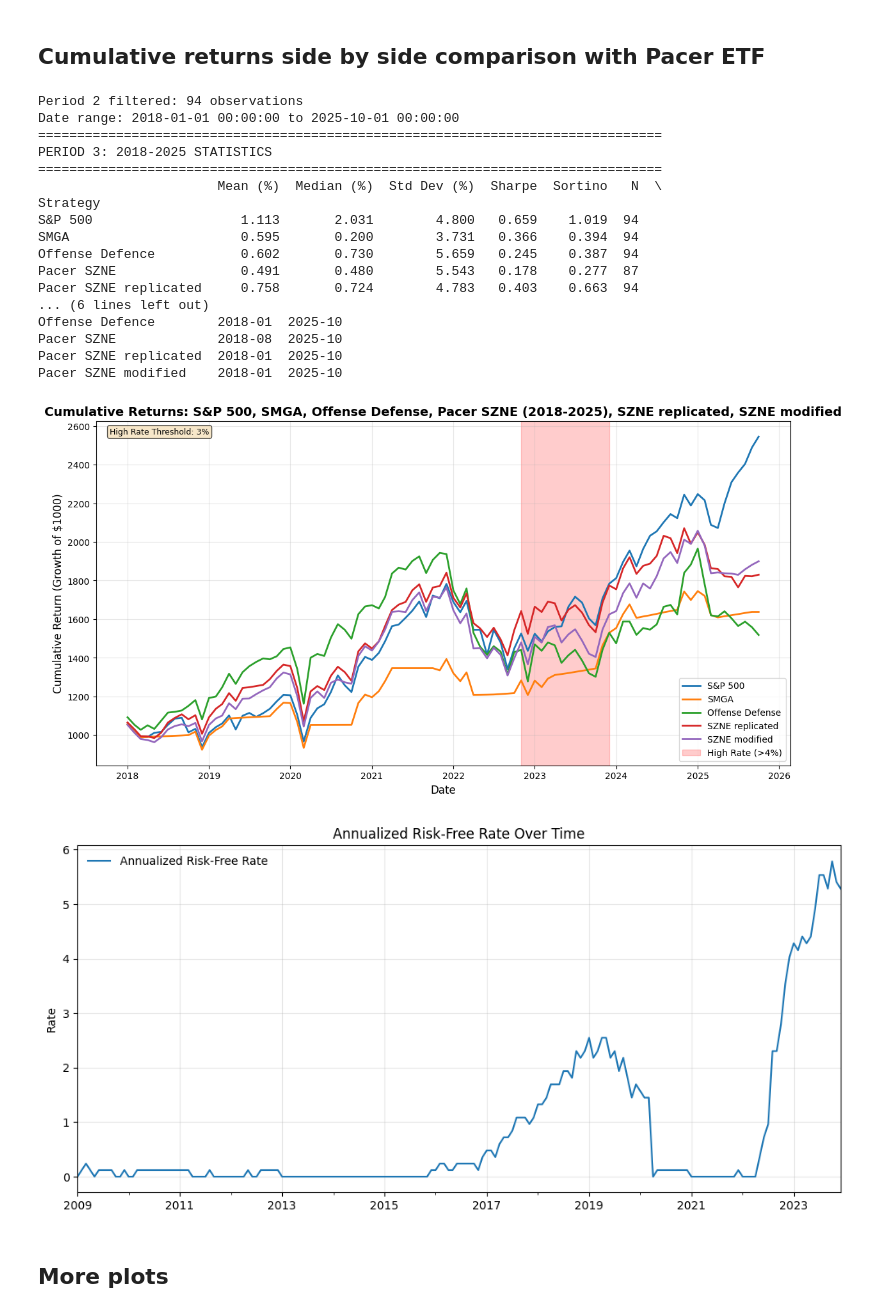
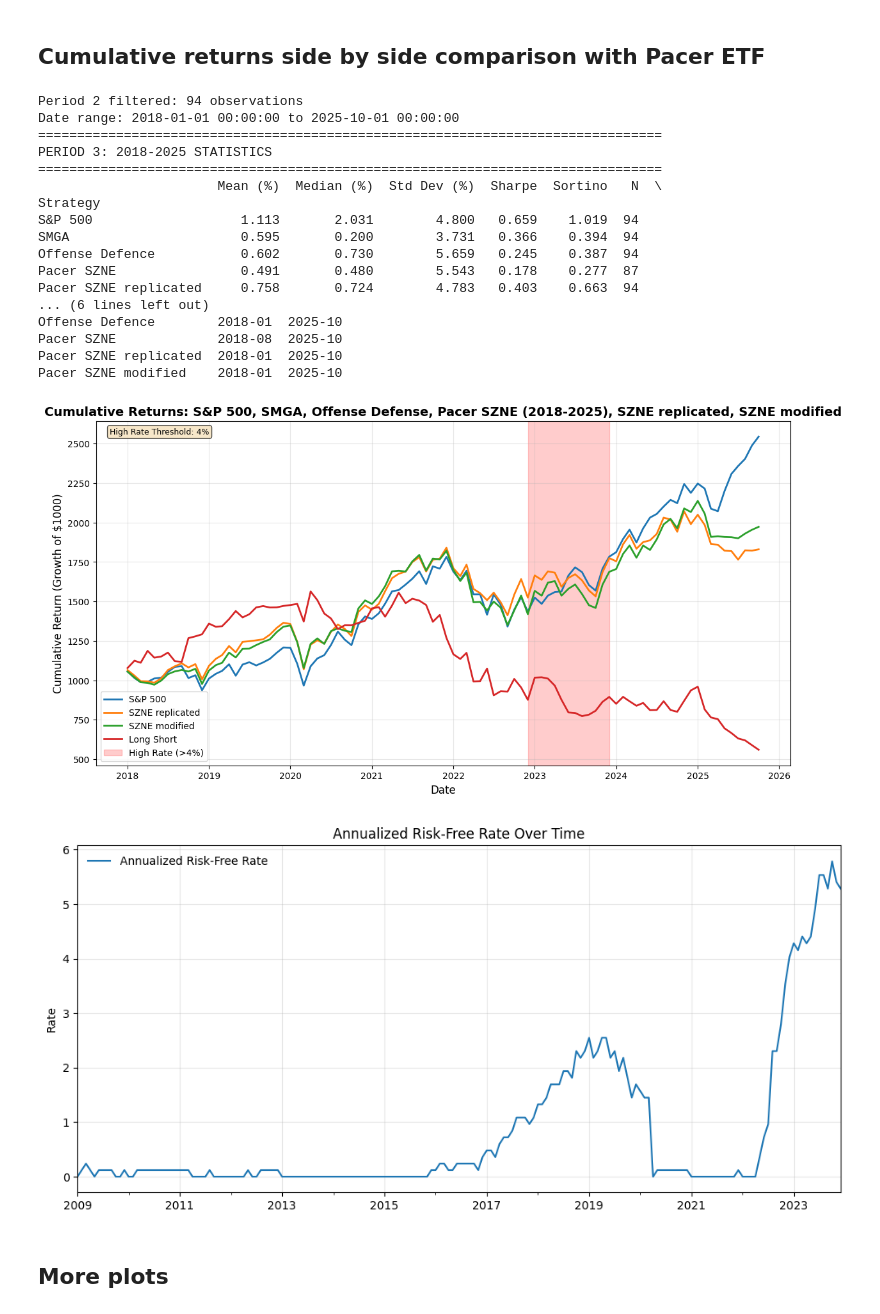
Before and after one commit to reading-stiener/offense-defense-project, a Jupyter notebook: notebooks/03_investment_strategies.ipynb, the cells around one changed output. Drawn from its saved outputs; the diff is of its cells as text; code cells hidden in the pictures.

```diff
--- a/notebooks/03_investment_strategies.ipynb
+++ b/notebooks/03_investment_strategies.ipynb
@@ -248,0 +251,7 @@ First 15 observations (showing seasonal pattern):
+# %%
+ls = calculate_long_short_returns_ts(df_cyclical, df_defense, df_rf)
+print(f"Long short returns calculated")
+print(f"Total observations: {len(ls)}")
+print(f"Date range: {ls.index.min()} to {ls.index.max()}")
+print("\nFirst 15 observations (showing seasonal pattern):")
+print(ls.loc[ls.index>='2018-08-01'].head(15))
@@ -456,6 +491,7 @@ off_def_p3 = filter_period(rotation_returns, start_year=2018, end_year=2025)
 pacer_p3 = filter_period(pacer_returns, start_year=2018, end_year=2025)
 pacer_repl_p3 = filter_period(pacer_returns_repl, start_year=2018, end_year=2025)
 pacer_mod_p3 = filter_period(modified_pacer, start_year=2018, end_year=2025)
+ls_p3 = filter_period(ls, start_year=2018, end_year=2025)
 
 
 print(f"Period 2 filtered: {len(sp500_p3)} observations")
@@ -469,6 +505,7 @@ stats_offdef_p3 = calculate_statistics_ts(off_def_p3, 'Offense Defence')
 stats_pacer_p3 = calculate_statistics_ts(pacer_p3, 'Pacer SZNE')
 stats_pacer_repl_p3 = calculate_statistics_ts(pacer_repl_p3, 'Pacer SZNE replicated')
 stats_pacer_modified_p3 = calculate_statistics_ts(pacer_mod_p3, 'Pacer SZNE modified')
+stats_ls_p3 = calculate_statistics_ts(ls_p3, 'Long Short')
 
 
 summary_p3 = pd.DataFrame([stats_sp500_p3, stats_smga_p3, stats_offdef_p3, stats_pacer_p3, stats_pacer_repl_p3, stats_pacer_modified_p3]).set_index('Strategy')
@@ -477,36 +514,37 @@ print("PERIOD 3: 2018-2025 STATISTICS")
 print("="*80)
 print(summary_p3)
 
 # plotting cumulative return graphs for 2018 - 2025
 strategies_p3 = {
     'S&P 500': sp500_p3["gross"],
-    'SMGA': smga_p3["gross"],
-    'Offense Defense': off_def_p3['gross'],
+    #'SMGA': smga_p3["gross"],
+    #'Offense Defense': off_def_p3['gross'],
     #'SZNE': pacer_p3['gross'],
     'SZNE replicated': pacer_repl_p3['gross'],
     'SZNE modified': pacer_mod_p3['gross'],
+    'Long Short': ls_p3['gross'],
 }
 
 plot_cumulative_returns(strategies_p3, title="Cumulative Returns: S&P 500, SMGA, Offense Defense, Pacer SZNE (2018-2025), SZNE replicated, SZNE modified", rf_data=sp500_p2['rf'])
 # %% [output]
 Period 2 filtered: 94 observations
 Date range: 2018-01-01 00:00:00 to 2025-10-01 00:00:00
 ================================================================================
 PERIOD 3: 2018-2025 STATISTICS
 ================================================================================
                        Mean (%)  Median (%)  Std Dev (%)  Sharpe  Sortino   N  \
 Strategy
 S&P 500                   1.113       2.031        4.800   0.659    1.019  94
 SMGA                      0.595       0.200        3.731   0.366    0.394  94
 Offense Defence           0.602       0.730        5.659   0.245    0.387  94
 Pacer SZNE                0.491       0.480        5.543   0.178    0.277  87
 Pacer SZNE replicated     0.758       0.724        4.783   0.403    0.663  94
 ... (6 lines left out)
 Offense Defence        2018-01  2025-10
 Pacer SZNE             2018-08  2025-10
 Pacer SZNE replicated  2018-01  2025-10
 Pacer SZNE modified    2018-01  2025-10
-[figure, old version]
+[figure, new version]
 [figure]
 # %% [markdown]
 ## More plots
```
Also changed, not shown: parts of 7 cells of this notebook, 2 other files.
